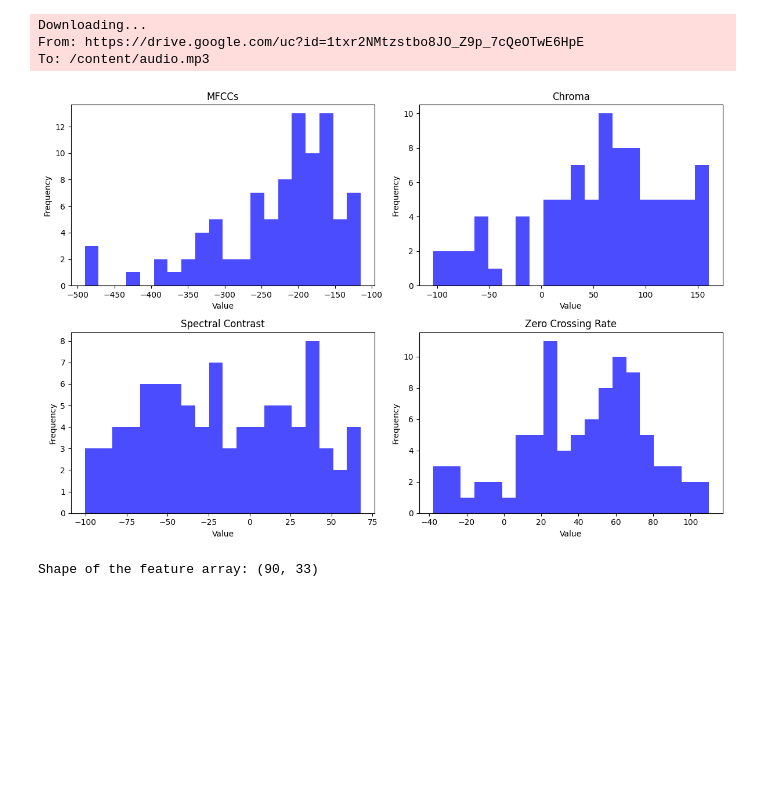
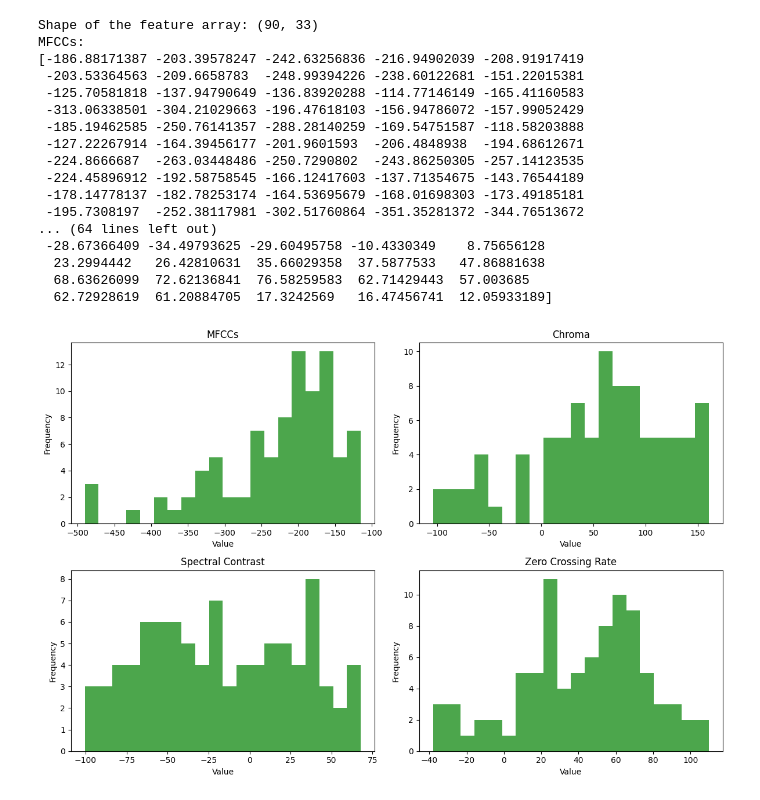
Before and after one commit to Sukriti-m/Audio_Sentiment_Analysis, a Jupyter notebook: Lib_feature_extraction.ipynb, the cells around one changed output. Cells and saved outputs as stored; diff of their text form; code cells hidden in the pictures; blank space fills up the shorter version.

```diff
--- a/Lib_feature_extraction.ipynb
+++ b/Lib_feature_extraction.ipynb
@@ -3,21 +3,24 @@
 # %%
 import librosa
 import numpy as np
-import gdown
+# import gdown
 import matplotlib.pyplot as plt
-
 
 # from google.colab import drive
 # drive.mount('/content/drive')
-audio_drive_link = "https://drive.google.com/uc?id=1txr2NMtzstbo8JO_Z9p_7cQeOTwE6HpE"
+#gdown.download(audio_drive_link, local_audio_path, quiet=False)
+
+# importing audio file from google drive
+
+audio_drive_link = "https://drive.google.com/uc?id=1txr2NMtzstbo8JO_Z9p_7cQeOTwE6HpE" #Shape of the feature array: (90, 33) 2sec
+# audio_drive_link = "https://drive.google.com/uc?id=18ey-wiwDFFUS1Qsyr9DM5xZXen2DvvXr"  # Shape of the feature array: (257, 33) 6sec
+
 
 # Define the URL to your audio file
-# audio_url = "https://drive.google.com/file/d/1txr2NMtzstbo8JO_Z9p_7cQeOTwE6HpE/view?usp=sharing"
-local_audio_path = "/content/audio.mp3"  # You can change the path and file name
-gdown.download(audio_drive_link, local_audio_path, quiet=False)
+local_audio_path = "/content/audio.mp3"  # path and file name can be changed
+
 
 # Load the audio file using Librosa
-# audio, sample_rate = librosa.load(librosa.example(audio_url), sr=None)
 audio, sample_rate = librosa.load(local_audio_path, sr=None)
 
 # Extract MFCCs (Mel-frequency cepstral coefficients)
@@ -28,38 +31,59 @@ chroma = librosa.feature.chroma_stft(y=audio, sr=sample_rate)
 
 # Extract spectral contrast
 spectral_contrast = librosa.feature.spectral_contrast(y=audio, sr=sample_rate)
 
 # Extract zero-crossing rate
 zero_crossing_rate = librosa.feature.zero_crossing_rate(y=audio)
 
 # Stack the feature matrices vertically to create a single feature array
 features = np.vstack([mfccs, chroma, spectral_contrast, zero_crossing_rate])
 
 # Transpose the feature array so that each row represents a feature, and each column represents a frame in time
 features = features.T
 
 # Create histograms for each feature
 feature_names = ["MFCCs", "Chroma", "Spectral Contrast", "Zero Crossing Rate"]
 
+# Printing the no. of time frames and features extracted
+print("Shape of the feature array:", features.shape)
+
+# Looping to show feature for each time frame
+for i, feature_name in enumerate(feature_names):
+    print(f"{feature_name}:")
+    print(features[:, i])  # Access the specific column for the feature
+    print()
+
+# size of plot
 plt.figure(figsize=(12, 8))
 
 # Ensure that the loop only creates subplots for available features
 num_features = min(len(feature_names), features.shape[1])
 
 for i in range(num_features):
     plt.subplot(2, 2, i + 1)
-    plt.hist(features[:, i], bins=20, color='b', alpha=0.7)
+    plt.hist(features[:, i], bins=20, color='g', alpha=0.7)
     plt.title(feature_names[i])
     plt.xlabel('Value')
     plt.ylabel('Frequency')
 
 plt.tight_layout()
 plt.show()
-
-print("Shape of the feature array:", features.shape)
 # %% [output]
-Downloading...
-From: https://drive.google.com/uc?id=1txr2NMtzstbo8JO_Z9p_7cQeOTwE6HpE
-To: /content/audio.mp3
+Shape of the feature array: (90, 33)
+MFCCs:
+[-186.88171387 -203.39578247 -242.63256836 -216.94902039 -208.91917419
+ -203.53364563 -209.6658783  -248.99394226 -238.60122681 -151.22015381
+ -125.70581818 -137.94790649 -136.83920288 -114.77146149 -165.41160583
+ -313.06338501 -304.21029663 -196.47618103 -156.94786072 -157.99052429
+ -185.19462585 -250.76141357 -288.28140259 -169.54751587 -118.58203888
+ -127.22267914 -164.39456177 -201.9601593  -206.4848938  -194.68612671
+ -224.8666687  -263.03448486 -250.7290802  -243.86250305 -257.14123535
+ -224.45896912 -192.58758545 -166.12417603 -137.71354675 -143.76544189
+ -178.14778137 -182.78253174 -164.53695679 -168.01698303 -173.49185181
+ -195.7308197  -252.38117981 -302.51760864 -351.35281372 -344.76513672
+... (64 lines left out)
+ -28.67366409 -34.49793625 -29.60495758 -10.4330349    8.75656128
+  23.2994442   26.42810631  35.66029358  37.5877533   47.86881638
+  68.63626099  72.62136841  76.58259583  62.71429443  57.003685
+  62.72928619  61.20884705  17.3242569   16.47456741  12.05933189]
-[figure, old version]
+[figure, new version]
-Shape of the feature array: (90, 33)
```
